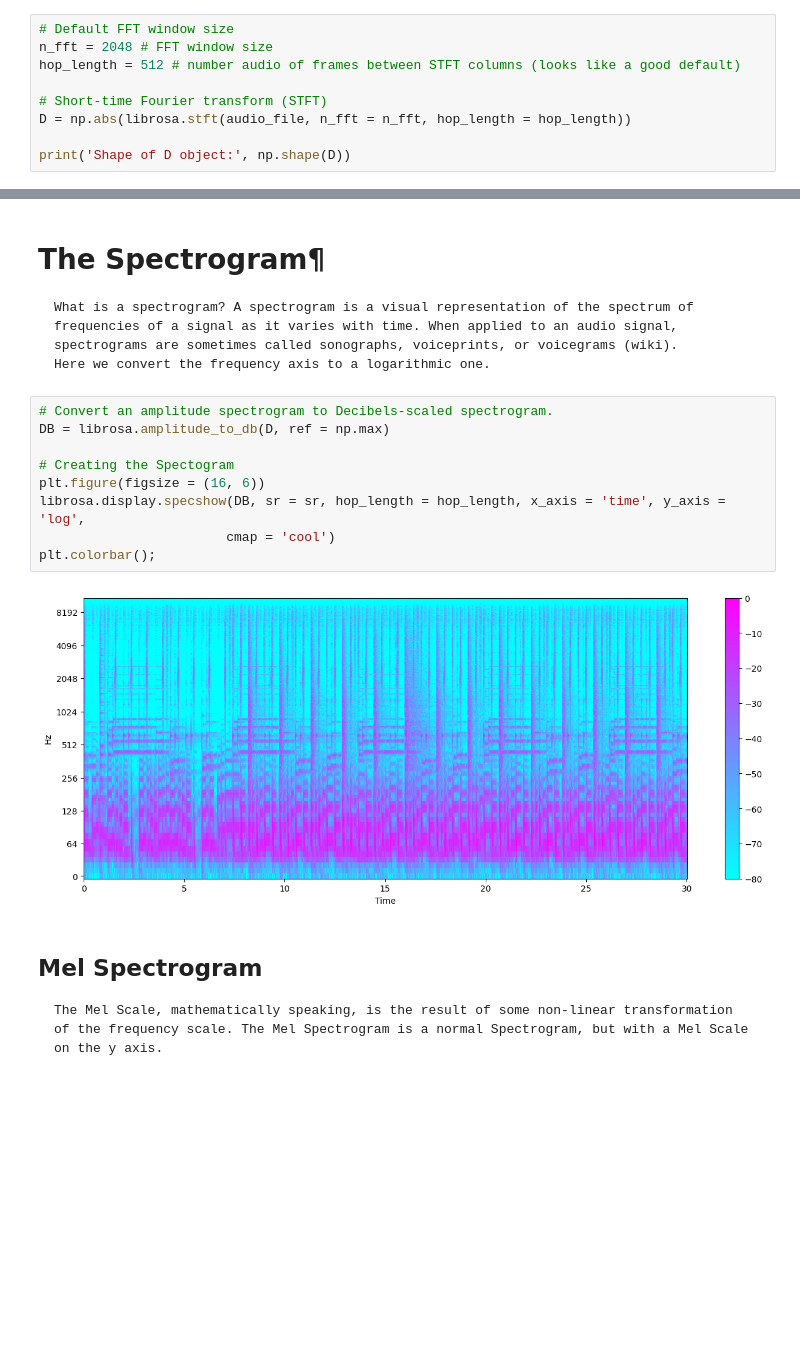
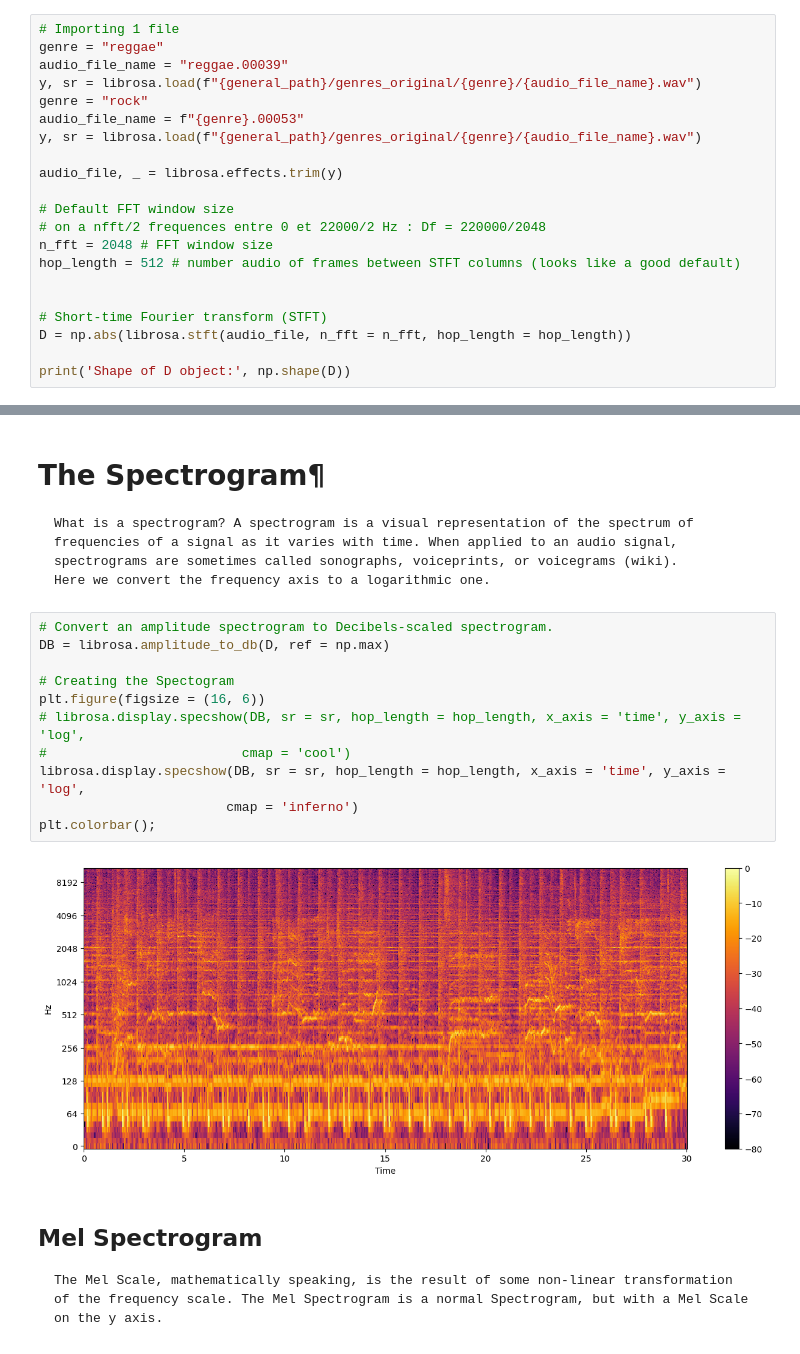
Before and after one commit to SCJA-JEDHA/GTZAN_music_genre_classification, a Jupyter notebook: EDA_CNN/explo_music_genre_EDA_cyril.ipynb, the cells around one changed output, grey strips where cells are left out. Saved outputs shown, nothing was run; the diff lists cells and outputs as text; blank space fills up the shorter version.

```diff
--- a/EDA_CNN/explo_music_genre_EDA_cyril.ipynb
+++ b/EDA_CNN/explo_music_genre_EDA_cyril.ipynb
@@ -123,9 +132,21 @@ plt.title(f"Sound Waves in {audio_file_name}", fontsize = 23);
     Function that gets a signal in the time domain as input, and outputs its decomposition into frequencies
     Transform both the y-axis (frequency) to log scale, and the “color” axis (amplitude) to Decibels, which is approx. the log scale of amplitudes.
 # %%
+# Importing 1 file
+genre = "reggae"
+audio_file_name = "reggae.00039"
+y, sr = librosa.load(f"{general_path}/genres_original/{genre}/{audio_file_name}.wav")
+genre = "rock"
+audio_file_name = f"{genre}.00053"
+y, sr = librosa.load(f"{general_path}/genres_original/{genre}/{audio_file_name}.wav")
+
+audio_file, _ = librosa.effects.trim(y)
+
 # Default FFT window size
+# on a nfft/2 frequences entre 0 et 22000/2 Hz : Df = 220000/2048
 n_fft = 2048 # FFT window size
 hop_length = 512 # number audio of frames between STFT columns (looks like a good default)
+
 
 # Short-time Fourier transform (STFT)
 D = np.abs(librosa.stft(audio_file, n_fft = n_fft, hop_length = hop_length))
@@ -146,14 +185,16 @@ plt.semilogy(D);
 # %%
 # Convert an amplitude spectrogram to Decibels-scaled spectrogram.
 DB = librosa.amplitude_to_db(D, ref = np.max)
 
 # Creating the Spectogram
 plt.figure(figsize = (16, 6))
+# librosa.display.specshow(DB, sr = sr, hop_length = hop_length, x_axis = 'time', y_axis = 'log',
+#                         cmap = 'cool')
 librosa.display.specshow(DB, sr = sr, hop_length = hop_length, x_axis = 'time', y_axis = 'log',
-                        cmap = 'cool')
+                        cmap = 'inferno')
 plt.colorbar();
 # %% [output]
-[figure, old version]
+[figure, new version]
 # %% [markdown]
 ## Mel Spectrogram
 
```
Also changed, not shown: parts of 30 cells of this notebook, 7 other files.
